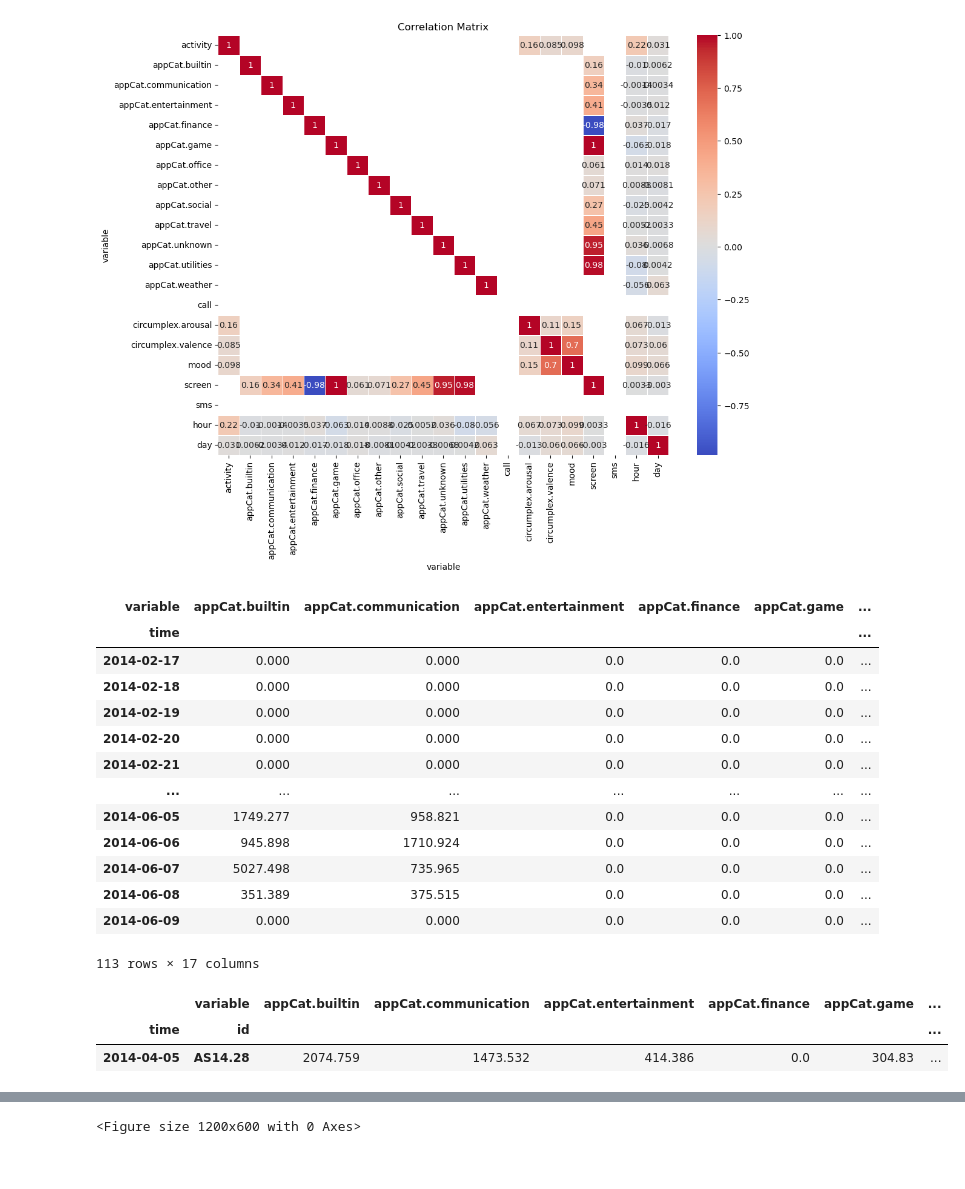
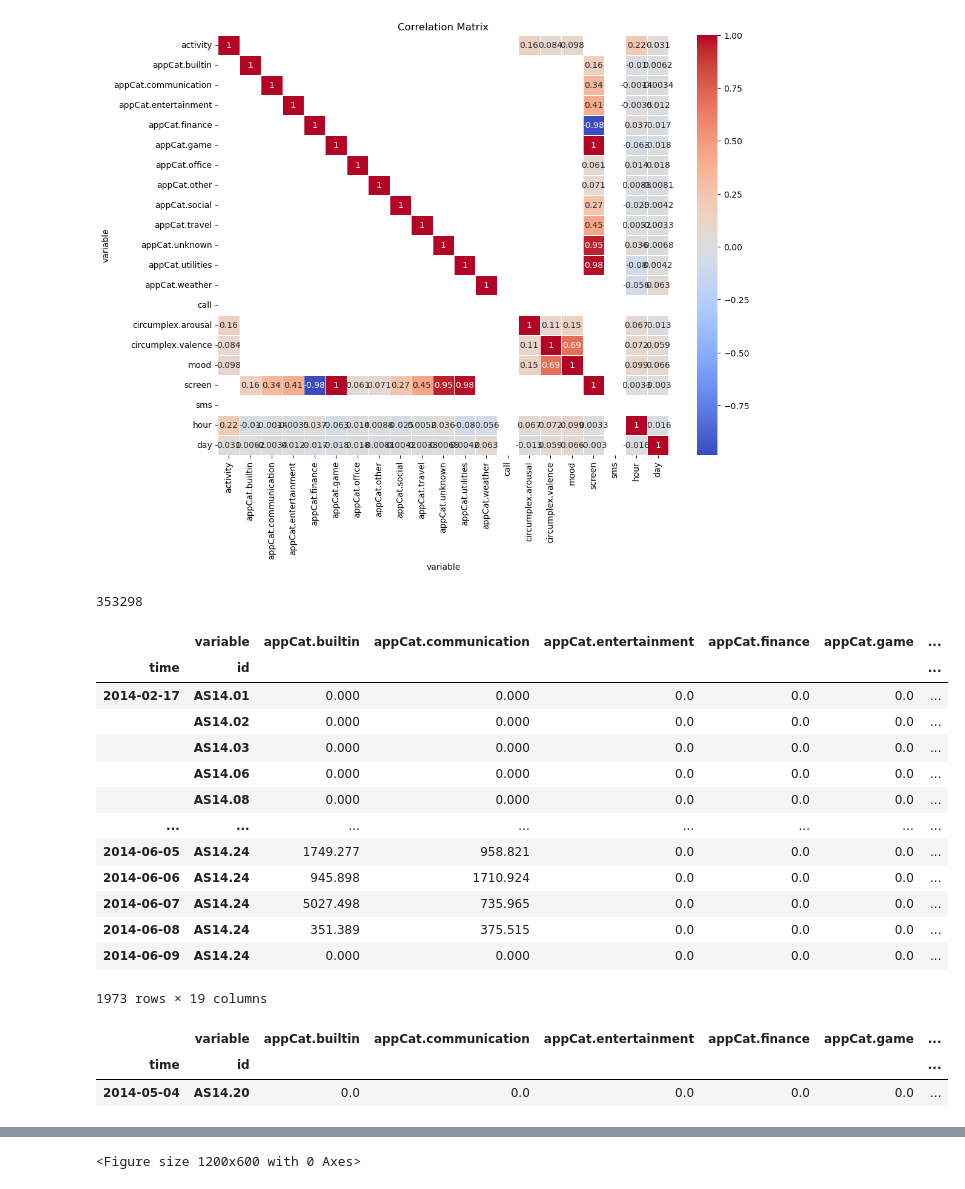
Before and after one commit to timmooren/DM1, a Jupyter notebook: DM1b.ipynb, the cells around one changed output, grey strips where cells are left out. Cells and saved outputs as stored; diff of their text form; code cells hidden in the pictures.

```diff
--- a/DM1b.ipynb
+++ b/DM1b.ipynb
@@ -102,40 +102,45 @@ plt.show()
 # # remove rows where appCat.builtin and appCat.entertainment	are negative
 # data_wide = data_wide[(data_wide['appCat.builtin'] >= 0) & (data_wide['appCat.entertainment'] >= 0)]
 # data_wide
+# %%
+# how many nan values are in mood column?
+data['mood'].isna().sum()
+# %% [output]
+353298
 # %%
 # sum variables
 sum_vars = ['appCat.builtin', 'appCat.communication', 'appCat.entertainment',
                  'appCat.finance', 'appCat.game', 'appCat.office', 'appCat.other',
                  'appCat.social', 'appCat.travel', 'appCat.unknown', 'appCat.utilities',
-                 'appCat.weather', 'screen']
+                 'appCat.weather', 'screen', 'call', 'sms']
 # mean variables
 mean_vars = ['circumplex.arousal', 'circumplex.valence', 'activity', 'mood']
 
 # group the wide data by day and id and aggregate the sum and mean of the variables
-grouped_wide = data.groupby(pd.Grouper(key='time', freq='D')).agg({**{var: 'sum' for var in sum_vars}, **{var: 'mean' for var in mean_vars}})
+grouped_wide = data.groupby([pd.Grouper(key='time', freq='D'), 'id']).agg({**{var: 'sum' for var in sum_vars}, **{var: 'mean' for var in mean_vars}})
 grouped_wide
 # %% [output]
-| variable | appCat.builtin | appCat.communication | appCat.entertainment | appCat.finance | appCat.game | ... |
-| time |  |  |  |  |  | ... |
-| 2014-02-17 | 0.000 | 0.000 | 0.0 | 0.0 | 0.0 | ... |
-| 2014-02-18 | 0.000 | 0.000 | 0.0 | 0.0 | 0.0 | ... |
-| 2014-02-19 | 0.000 | 0.000 | 0.0 | 0.0 | 0.0 | ... |
-| 2014-02-20 | 0.000 | 0.000 | 0.0 | 0.0 | 0.0 | ... |
-| 2014-02-21 | 0.000 | 0.000 | 0.0 | 0.0 | 0.0 | ... |
-| ... | ... | ... | ... | ... | ... | ... |
-| 2014-06-05 | 1749.277 | 958.821 | 0.0 | 0.0 | 0.0 | ... |
-| 2014-06-06 | 945.898 | 1710.924 | 0.0 | 0.0 | 0.0 | ... |
-| 2014-06-07 | 5027.498 | 735.965 | 0.0 | 0.0 | 0.0 | ... |
-| 2014-06-08 | 351.389 | 375.515 | 0.0 | 0.0 | 0.0 | ... |
-| 2014-06-09 | 0.000 | 0.000 | 0.0 | 0.0 | 0.0 | ... |
+|  | variable | appCat.builtin | appCat.communication | appCat.entertainment | appCat.finance | appCat.game | ... |
+| time | id |  |  |  |  |  | ... |
+| 2014-02-17 | AS14.01 | 0.000 | 0.000 | 0.0 | 0.0 | 0.0 | ... |
+|  | AS14.02 | 0.000 | 0.000 | 0.0 | 0.0 | 0.0 | ... |
+|  | AS14.03 | 0.000 | 0.000 | 0.0 | 0.0 | 0.0 | ... |
+|  | AS14.06 | 0.000 | 0.000 | 0.0 | 0.0 | 0.0 | ... |
+|  | AS14.08 | 0.000 | 0.000 | 0.0 | 0.0 | 0.0 | ... |
+| ... | ... | ... | ... | ... | ... | ... | ... |
+| 2014-06-05 | AS14.24 | 1749.277 | 958.821 | 0.0 | 0.0 | 0.0 | ... |
+| 2014-06-06 | AS14.24 | 945.898 | 1710.924 | 0.0 | 0.0 | 0.0 | ... |
+| 2014-06-07 | AS14.24 | 5027.498 | 735.965 | 0.0 | 0.0 | 0.0 | ... |
+| 2014-06-08 | AS14.24 | 351.389 | 375.515 | 0.0 | 0.0 | 0.0 | ... |
+| 2014-06-09 | AS14.24 | 0.000 | 0.000 | 0.0 | 0.0 | 0.0 | ... |
-113 rows × 17 columns
+1973 rows × 19 columns
 # %%
 # show data for one id and one day
 grouped_wide.sample(1)
 # %% [output]
 |  | variable | appCat.builtin | appCat.communication | appCat.entertainment | appCat.finance | appCat.game | ... |
 | time | id |  |  |  |  |  | ... |
-| 2014-04-05 | AS14.28 | 2074.759 | 1473.532 | 414.386 | 0.0 | 304.83 | ... |
+| 2014-05-04 | AS14.20 | 0.0 | 0.0 | 0.0 | 0.0 | 0.0 | ... |
 # %%
 # correlation matrix of the aggregated variables
 corr = grouped_wide.corr()
```
Also changed, not shown: parts of 2 cells of this notebook, 2 other files.
